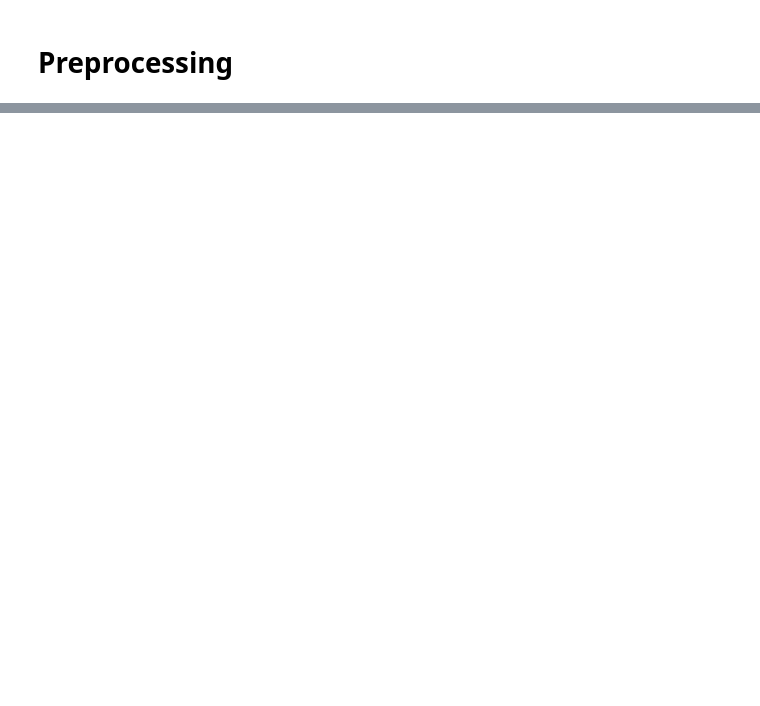
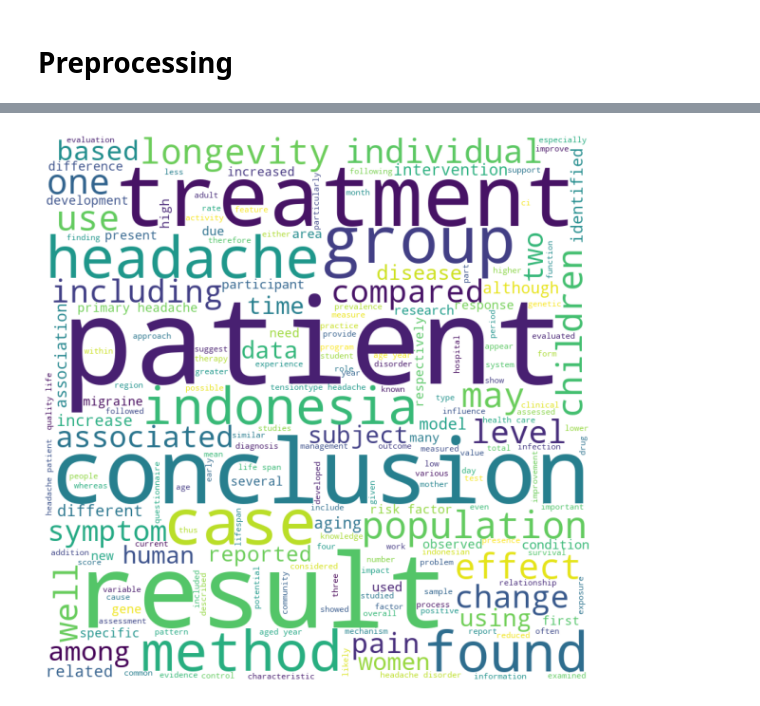
Before and after one commit to nurrizkyimani/mesh_on_demand, a Jupyter notebook: Data_Mining_Nurrizky.ipynb, the cells around one changed output, grey strips where cells are left out. Saved outputs shown, nothing was run; the diff lists cells and outputs as text; code cells hidden in the pictures; blank space fills up the shorter version.

```diff
--- a/Data_Mining_Nurrizky.ipynb
+++ b/Data_Mining_Nurrizky.ipynb
@@ -134,0 +274,19 @@ def lemmatization(texts, allowed_postags, stop_words=stop_words):
+# %%
+def show_wordcloud(records, tag, bg_color):
+  combined_text = ""
+  for r in records:
+    if tag in r[1]:
+      combined_text += r[0]
+
+  wordcloud = WordCloud(width = 800, height = 800,
+                background_color = bg_color,
+                min_font_size = 10).generate(combined_text)
+  plt.figure(figsize = (8, 8), facecolor = None)
+  plt.imshow(wordcloud)
+  plt.axis("off")
+  plt.tight_layout(pad = 0)
+  plt.show()
+# %%
+show_wordcloud(records_combined, "Humans", "white")
+# %% [output]
+[figure, added]
```
Also changed, not shown: parts of 34 cells of this notebook.
